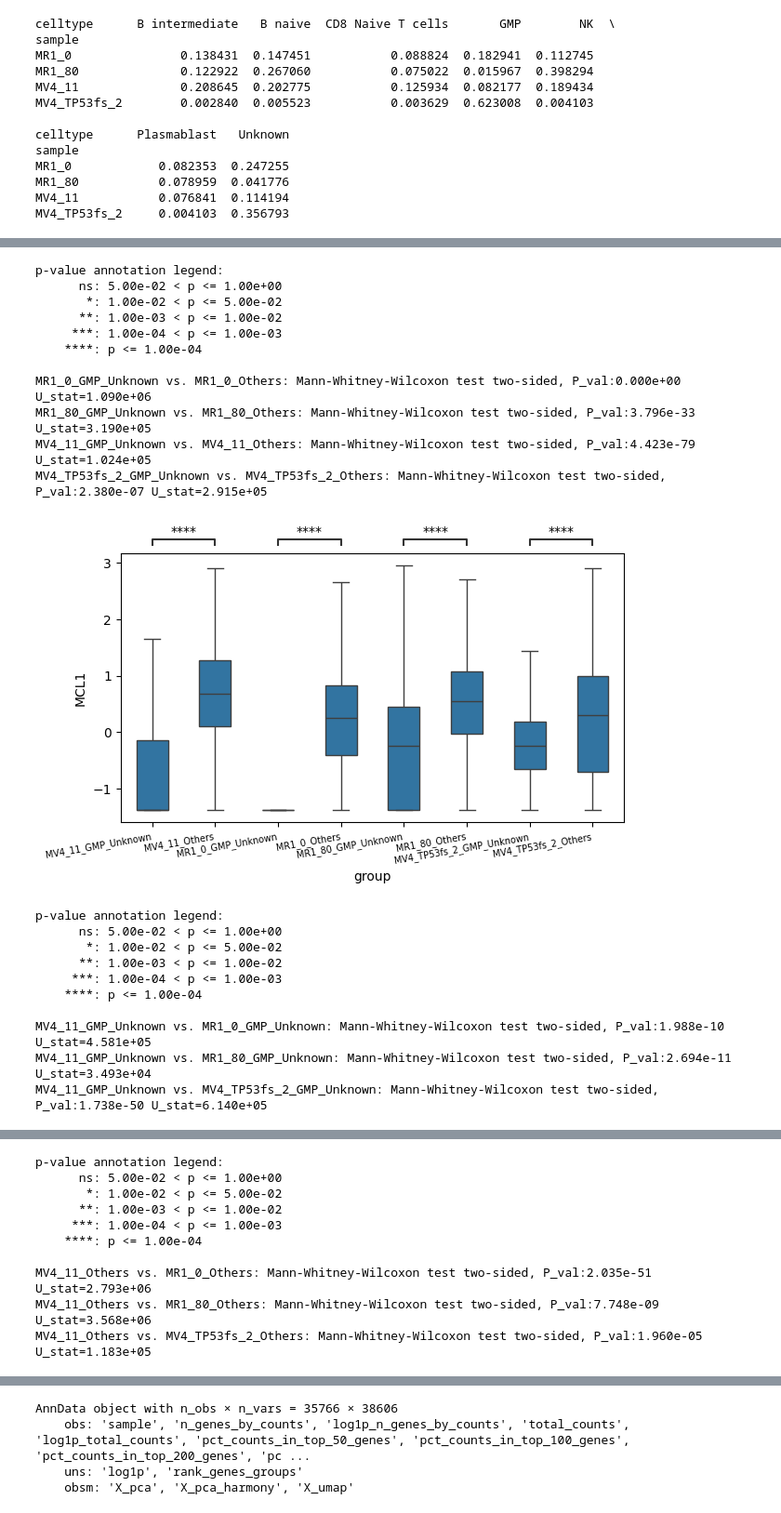
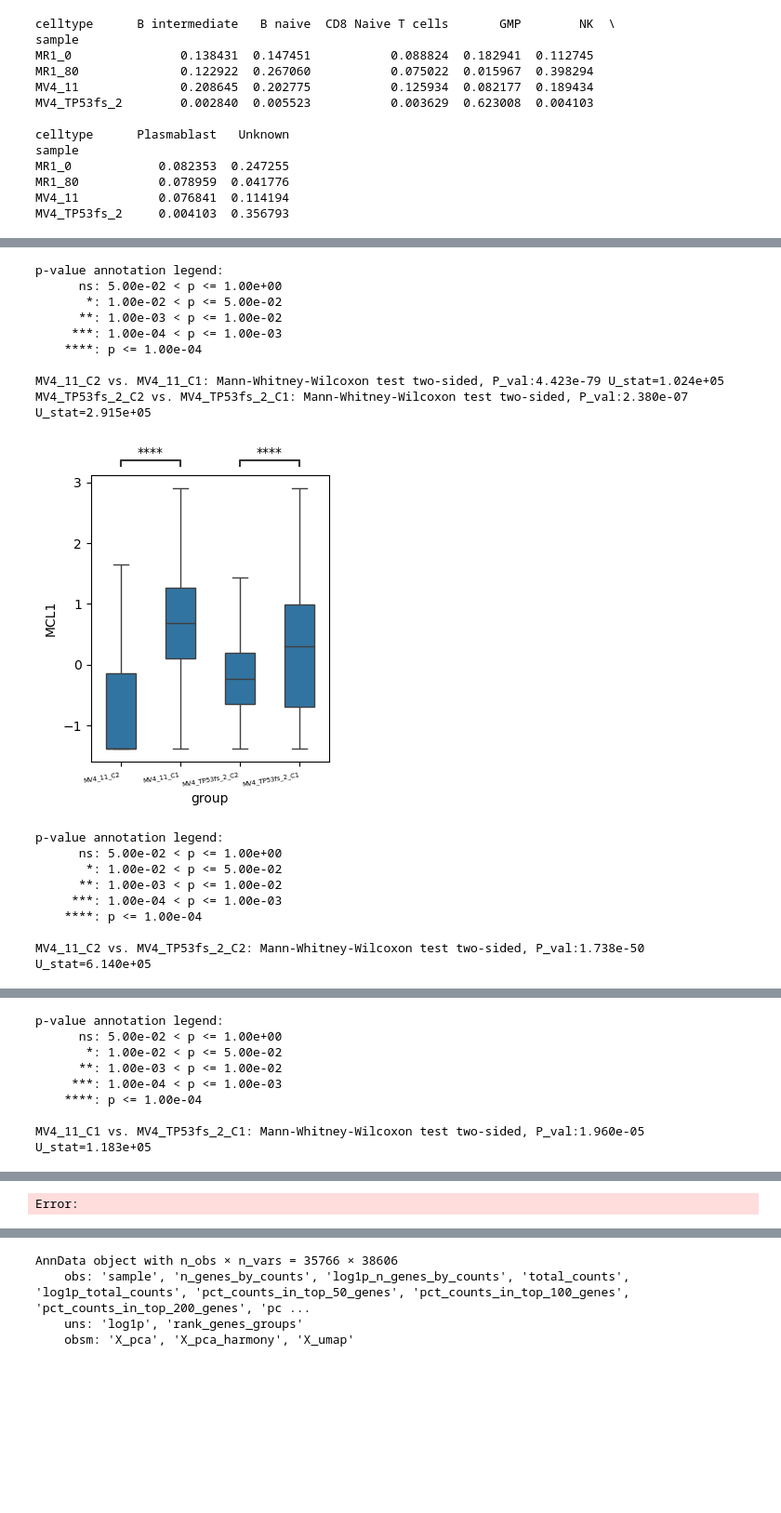
Before and after one commit to gaopeigi3/scRNA_pipeline, a Jupyter notebook: analysis/notebook/porpotion.ipynb, the cells around one changed output, grey strips where cells are left out. Shown at 93% size. Drawn from its saved outputs; the diff is of its cells as text; code cells hidden in the pictures; blank space fills up the shorter version.

```diff
--- a/analysis/notebook/porpotion.ipynb
+++ b/analysis/notebook/porpotion.ipynb
@@ -1,10 +1,12 @@
 # %%
 import scanpy as sc
-adata = sc.read_h5ad("/home/peigao/workspace/scRNA_pipeline/data/processed/merged.h5ad")
+adata = sc.read_h5ad('/home/peigao/projects/scRNA_pipeline/data/processed/merged.h5ad')
 import sys, os
-sys.path.append("/home/peigao/workspace/scRNA_pipeline")
+sys.path.append('/home/peigao/projects/scRNA_pipeline')
 from reduction.src.markers import hierarchical_markers
 
+import sys
+print(sys.executable)
 # adata_aml = adata[adata.obs["category"].isin([1])].copy() ## 1 only RR 0 onlyND
 # adata_aml
 # adata.obs = adata.obs.rename(columns={"patient": "individual"})
@@ -41,8 +45,8 @@ adata.obs["cluster2"] = adata.obs["celltype"].isin(["GMP", "Unknown"])
 
 # 转成更可读标签
 adata.obs["cluster2"] = adata.obs["cluster2"].map({
-    True: "GMP_Unknown",
-    False: "Others"
+    True: "C2",
+    False: "C1"
 })
 # %%
 adata.obs["group8"] = (
@@ -65,31 +65,31 @@ df["group"] = adata.obs["group8"].values
 df = df.reset_index(drop=True)   # 🔥 关键
 within_sample_pairs = [
     # ✅ within sample（第一层）
-    ('MR1_0_GMP_Unknown', 'MR1_0_Others'),
-    ('MR1_80_GMP_Unknown', 'MR1_80_Others'),
-    ('MV4_11_GMP_Unknown', 'MV4_11_Others'),
-    ('MV4_TP53fs_2_GMP_Unknown', 'MV4_TP53fs_2_Others'),
+    # ('MR1_0_C2', 'MR1_0_C1'),
+    # ('MR1_80_C2', 'MR1_80_C1'),
+    ('MV4_11_C2', 'MV4_11_C1'),
+    ('MV4_TP53fs_2_C2', 'MV4_TP53fs_2_C1'),
 ]
-baseline = 'MV4_11_GMP_Unknown'
+baseline = 'MV4_11_C2'
 GMP_samples = [
-    "MR1_0_GMP_Unknown",
-    "MR1_80_GMP_Unknown",
-    "MV4_TP53fs_2_GMP_Unknown"
+    # "MR1_0_C2",
+    # "MR1_80_C2",
+    "MV4_TP53fs_2_C2"
 ]
 GMP_sample_pairs = [(baseline, x) for x in GMP_samples]
 
-baseline = "MV4_11_Others"
+baseline = "MV4_11_C1"
 others = [
-    "MR1_0_Others",
-    "MR1_80_Others",
-    "MV4_TP53fs_2_Others"
+    # "MR1_0_C1",
+    # "MR1_80_C1",
+    "MV4_TP53fs_2_C1"
 ]
 others_pairs = [(baseline, x) for x in others]
 order = [
-    "MV4_11_GMP_Unknown", "MV4_11_Others",
-    "MR1_0_GMP_Unknown", "MR1_0_Others",
-    "MR1_80_GMP_Unknown", "MR1_80_Others",
-    "MV4_TP53fs_2_GMP_Unknown", "MV4_TP53fs_2_Others"
+    "MV4_11_C2", "MV4_11_C1",
+    # "MR1_0_C2", "MR1_0_C1",
+    # "MR1_80_C2", "MR1_80_C1",
+    "MV4_TP53fs_2_C2", "MV4_TP53fs_2_C1"
 ]
 pairs = [within_sample_pairs, GMP_sample_pairs, others_pairs]
 for pair in pairs:
@@ -107,39 +107,37 @@ for pair in pairs:
     )
     annotator = Annotator(
         ax,
         pair,
         data=df,
         x="group",
         order=sub_order,
         y=gene
     )
 
     annotator.configure(
         test="Mann-Whitney",
         text_format="star",
         loc="outside",
 
         line_height=0.02
     )
 
     annotator.apply_and_annotate()
 
-    plt.xticks(rotation=10, ha="right", fontsize=7)
+    plt.xticks(rotation=10, ha="right", fontsize=5)
     plt.tight_layout(pad=0.5)
     plt.show()
 # %% [output]
 p-value annotation legend:
       ns: 5.00e-02 < p <= 1.00e+00
        *: 1.00e-02 < p <= 5.00e-02
       **: 1.00e-03 < p <= 1.00e-02
      ***: 1.00e-04 < p <= 1.00e-03
     ****: p <= 1.00e-04
 
-MR1_0_GMP_Unknown vs. MR1_0_Others: Mann-Whitney-Wilcoxon test two-sided, P_val:0.000e+00 U_stat=1.090e+06
-MR1_80_GMP_Unknown vs. MR1_80_Others: Mann-Whitney-Wilcoxon test two-sided, P_val:3.796e-33 U_stat=3.190e+05
-MV4_11_GMP_Unknown vs. MV4_11_Others: Mann-Whitney-Wilcoxon test two-sided, P_val:4.423e-79 U_stat=1.024e+05
-MV4_TP53fs_2_GMP_Unknown vs. MV4_TP53fs_2_Others: Mann-Whitney-Wilcoxon test two-sided, P_val:2.380e-07 U_stat=2.915e+05
+MV4_11_C2 vs. MV4_11_C1: Mann-Whitney-Wilcoxon test two-sided, P_val:4.423e-79 U_stat=1.024e+05
+MV4_TP53fs_2_C2 vs. MV4_TP53fs_2_C1: Mann-Whitney-Wilcoxon test two-sided, P_val:2.380e-07 U_stat=2.915e+05
-[figure, old version]
+[figure, new version]
 p-value annotation legend:
       ns: 5.00e-02 < p <= 1.00e+00
        *: 1.00e-02 < p <= 5.00e-02
@@ -147,6 +145,4 @@ p-value annotation legend:
      ***: 1.00e-04 < p <= 1.00e-03
     ****: p <= 1.00e-04
 
-MV4_11_GMP_Unknown vs. MR1_0_GMP_Unknown: Mann-Whitney-Wilcoxon test two-sided, P_val:1.988e-10 U_stat=4.581e+05
-MV4_11_GMP_Unknown vs. MR1_80_GMP_Unknown: Mann-Whitney-Wilcoxon test two-sided, P_val:2.694e-11 U_stat=3.493e+04
-MV4_11_GMP_Unknown vs. MV4_TP53fs_2_GMP_Unknown: Mann-Whitney-Wilcoxon test two-sided, P_val:1.738e-50 U_stat=6.140e+05
+MV4_11_C2 vs. MV4_TP53fs_2_C2: Mann-Whitney-Wilcoxon test two-sided, P_val:1.738e-50 U_stat=6.140e+05
@@ -158,6 +154,4 @@ p-value annotation legend:
      ***: 1.00e-04 < p <= 1.00e-03
     ****: p <= 1.00e-04
 
-MV4_11_Others vs. MR1_0_Others: Mann-Whitney-Wilcoxon test two-sided, P_val:2.035e-51 U_stat=2.793e+06
-MV4_11_Others vs. MR1_80_Others: Mann-Whitney-Wilcoxon test two-sided, P_val:7.748e-09 U_stat=3.568e+06
-MV4_11_Others vs. MV4_TP53fs_2_Others: Mann-Whitney-Wilcoxon test two-sided, P_val:1.960e-05 U_stat=1.183e+05
+MV4_11_C1 vs. MV4_TP53fs_2_C1: Mann-Whitney-Wilcoxon test two-sided, P_val:1.960e-05 U_stat=1.183e+05
@@ -164,0 +159 @@ MV4_11_Others vs. MV4_TP53fs_2_Others: Mann-Whitney-Wilcoxon test two-sided, P_v
+Error:
```
Also changed, not shown: parts of 4 cells of this notebook, 4 other files.
